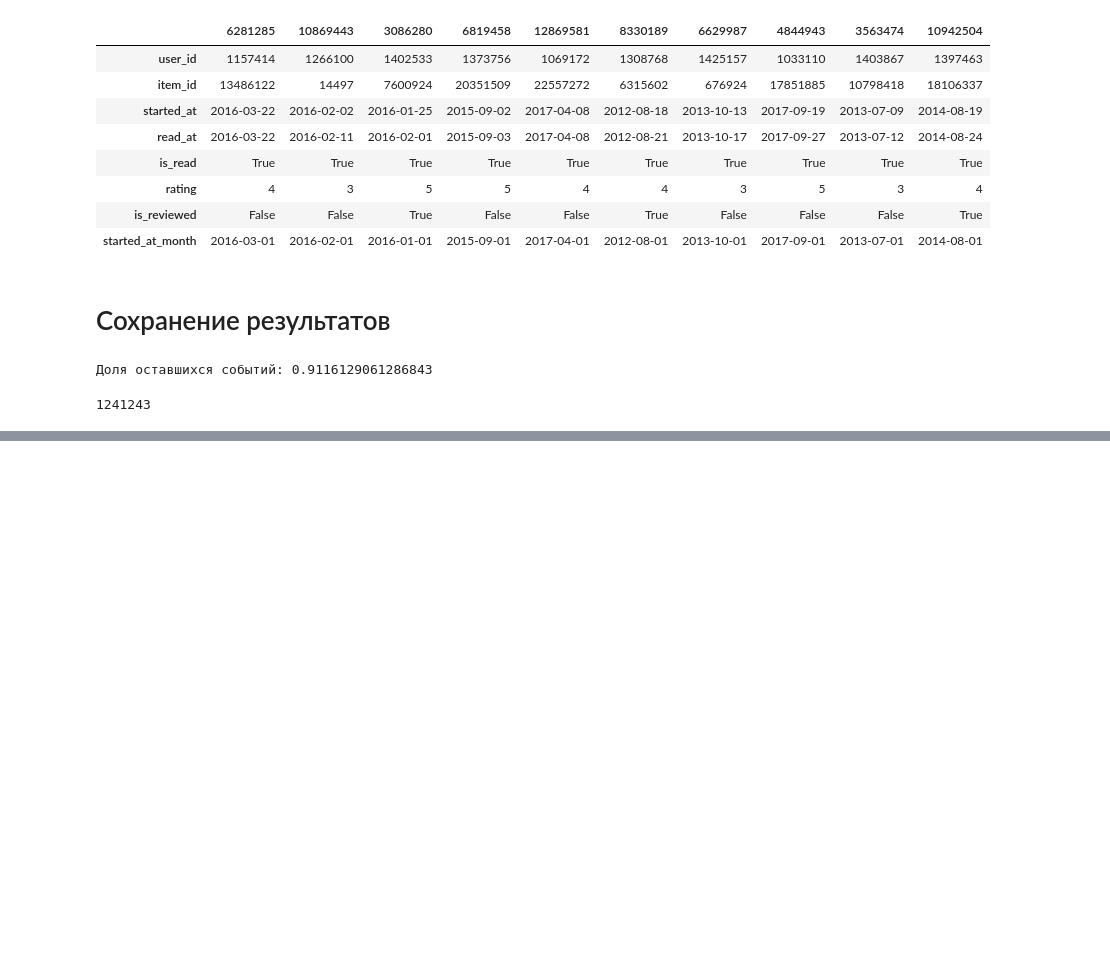
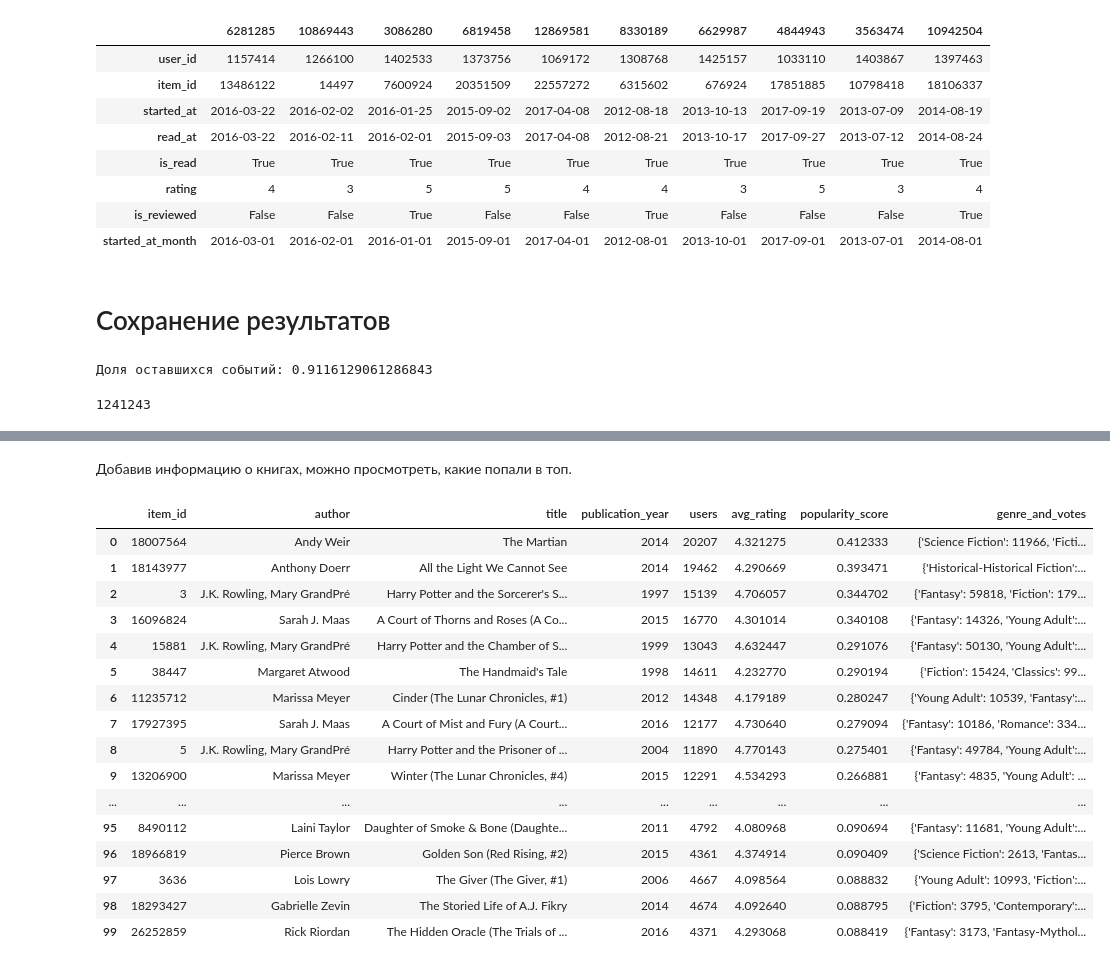
Before and after one commit to alina-tad/mle-recsys-start, a Jupyter notebook: preprocessing.ipynb, the cells around one changed output, grey strips where cells are left out. Drawn from its saved outputs; the diff is of its cells as text; code cells hidden in the pictures; blank space fills up the shorter version.

```diff
--- a/preprocessing.ipynb
+++ b/preprocessing.ipynb
@@ -254,0 +260,15 @@ user_mapping["8f50136afeb65c55cec7b3d306c24b03"]
+# %%
+# зададим точку разбиения
+train_test_global_time_split_date = pd.to_datetime("2017-08-01").date()
+
+train_test_global_time_split_idx = events["started_at"] < train_test_global_time_split_date
+events_train = events[train_test_global_time_split_idx]
+events_test = events[~train_test_global_time_split_idx]
+
+# количество пользователей в train и test
+users_train = events_train["user_id"].drop_duplicates()
+users_test = events_test["user_id"].drop_duplicates()
+# количество пользователей, которые есть и в train, и в test
+common_users = set(users_train) & set(users_test)
+
+print(len(users_train), len(users_test), len(common_users))
@@ -254,0 +338,27 @@ user_mapping["8f50136afeb65c55cec7b3d306c24b03"]
+# %% [markdown]
+Добавив информацию о книгах, можно просмотреть, какие попали в топ.
+# %%
+# добавляем информацию о книгах
+top_k_pop_items = top_k_pop_items.merge(
+    items.set_index("item_id")[["author", "title", "genre_and_votes", "publication_year"]], on="item_id")
+
+with pd.option_context('display.max_rows', 100):
+    display(top_k_pop_items[["item_id", "author", "title", "publication_year", "users", "avg_rating", "popularity_score", "genre_and_votes"]])
+# %% [output]
+|  | item_id | author | title | publication_year | users | avg_rating | popularity_score | genre_and_votes |
+| 0 | 18007564 | Andy Weir | The Martian | 2014 | 20207 | 4.321275 | 0.412333 | {'Science Fiction': 11966, 'Ficti... |
+| 1 | 18143977 | Anthony Doerr | All the Light We Cannot See | 2014 | 19462 | 4.290669 | 0.393471 | {'Historical-Historical Fiction':... |
+| 2 | 3 | J.K. Rowling, Mary GrandPré | Harry Potter and the Sorcerer's S... | 1997 | 15139 | 4.706057 | 0.344702 | {'Fantasy': 59818, 'Fiction': 179... |
+| 3 | 16096824 | Sarah J. Maas | A Court of Thorns and Roses (A Co... | 2015 | 16770 | 4.301014 | 0.340108 | {'Fantasy': 14326, 'Young Adult':... |
+| 4 | 15881 | J.K. Rowling, Mary GrandPré | Harry Potter and the Chamber of S... | 1999 | 13043 | 4.632447 | 0.291076 | {'Fantasy': 50130, 'Young Adult':... |
+| 5 | 38447 | Margaret Atwood | The Handmaid's Tale | 1998 | 14611 | 4.232770 | 0.290194 | {'Fiction': 15424, 'Classics': 99... |
+| 6 | 11235712 | Marissa Meyer | Cinder (The Lunar Chronicles, #1) | 2012 | 14348 | 4.179189 | 0.280247 | {'Young Adult': 10539, 'Fantasy':... |
+| 7 | 17927395 | Sarah J. Maas | A Court of Mist and Fury (A Court... | 2016 | 12177 | 4.730640 | 0.279094 | {'Fantasy': 10186, 'Romance': 334... |
+| 8 | 5 | J.K. Rowling, Mary GrandPré | Harry Potter and the Prisoner of ... | 2004 | 11890 | 4.770143 | 0.275401 | {'Fantasy': 49784, 'Young Adult':... |
+| 9 | 13206900 | Marissa Meyer | Winter (The Lunar Chronicles, #4) | 2015 | 12291 | 4.534293 | 0.266881 | {'Fantasy': 4835, 'Young Adult': ... |
+| ... | ... | ... | ... | ... | ... | ... | ... | ... |
+| 95 | 8490112 | Laini Taylor | Daughter of Smoke & Bone (Daughte... | 2011 | 4792 | 4.080968 | 0.090694 | {'Fantasy': 11681, 'Young Adult':... |
+| 96 | 18966819 | Pierce Brown | Golden Son (Red Rising, #2) | 2015 | 4361 | 4.374914 | 0.090409 | {'Science Fiction': 2613, 'Fantas... |
+| 97 | 3636 | Lois Lowry | The Giver (The Giver, #1) | 2006 | 4667 | 4.098564 | 0.088832 | {'Young Adult': 10993, 'Fiction':... |
+| 98 | 18293427 | Gabrielle Zevin | The Storied Life of A.J. Fikry | 2014 | 4674 | 4.092640 | 0.088795 | {'Fiction': 3795, 'Contemporary':... |
+| 99 | 26252859 | Rick Riordan | The Hidden Oracle (The Trials of ... | 2016 | 4371 | 4.293068 | 0.088419 | {'Fantasy': 3173, 'Fantasy-Mythol... |
```
Also changed, not shown: parts of 13 cells of this notebook.
